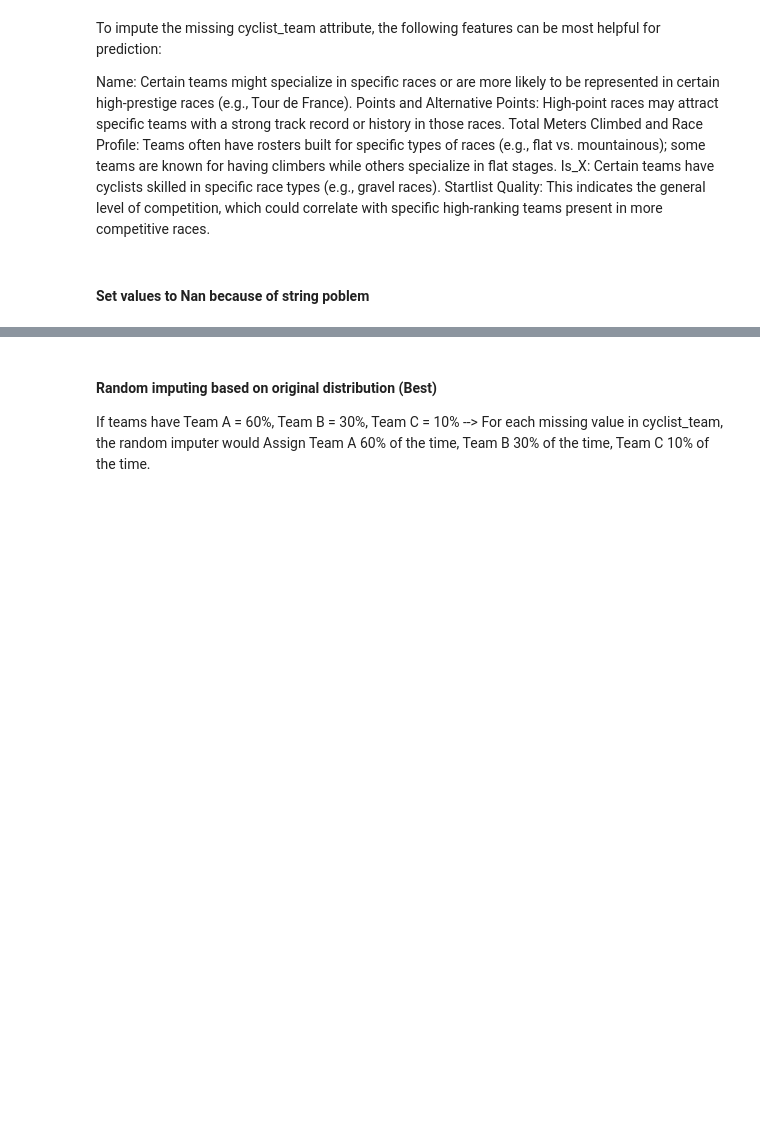
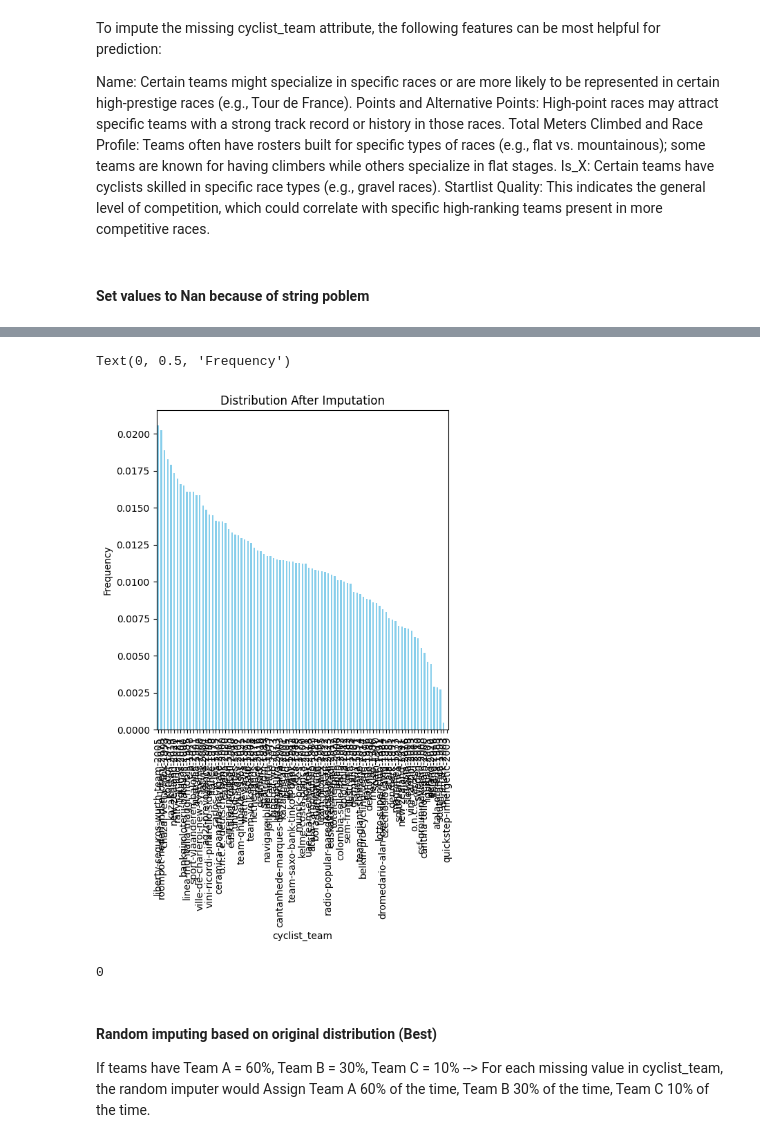
Before and after one commit to Dylan-Nico/Data-Mining-Cyclist-data, a Jupyter notebook: imputations.ipynb, the cells around one changed output, grey strips where cells are left out. Cells and saved outputs as stored; diff of their text form; code cells hidden in the pictures; blank space fills up the shorter version.

```diff
--- a/imputations.ipynb
+++ b/imputations.ipynb
@@ -1138,3 +1571,24 @@ plt.ylabel("Frequency")
+# %%
+# Calculate distribution after imputation
+after_imputation_dist = df_races['cyclist_team'].value_counts(normalize=True)
+
+plt.figure(figsize=(12, 6))
+plt.subplot(1, 2, 1)
+after_imputation_dist.plot(kind='bar', color='skyblue')
+plt.title("Distribution After Imputation")
+plt.ylabel("Frequency")
+# %% [output]
+Text(0, 0.5, 'Frequency')
+[figure, added]
+# %%
+# Simple imputer
+imputer = SimpleImputer(strategy='most_frequent')
+df_races["cyclist_team"] = imputer.fit_transform(df_races[["cyclist_team"]]).squeeze()
+
+print("Missing values after imputation are:")
+print(df_races["cyclist_team"].isnull().sum())
+# %% [output]
+0
 # %%
 df_races[["cyclist_team"]].head() # NaN calues are set to --> None
 # convert them
```
Also changed, not shown: parts of 17 cells of this notebook, 1 other file.
